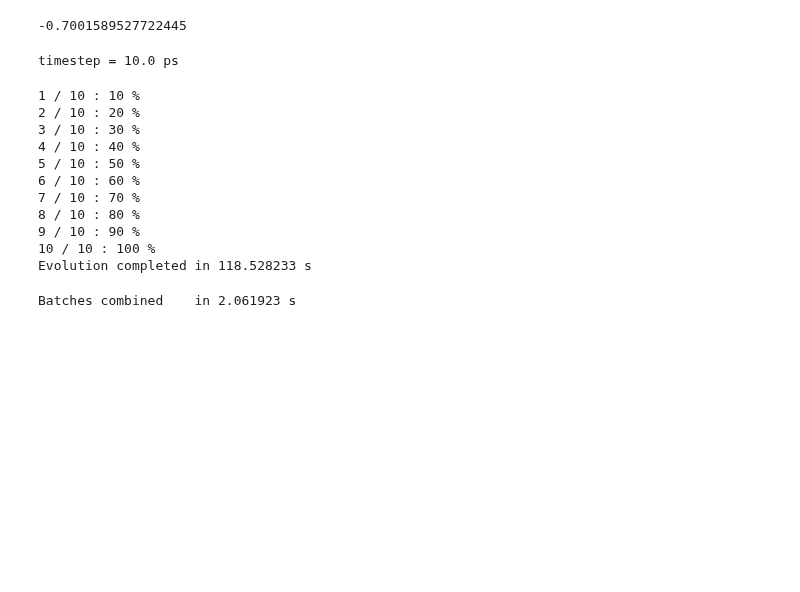
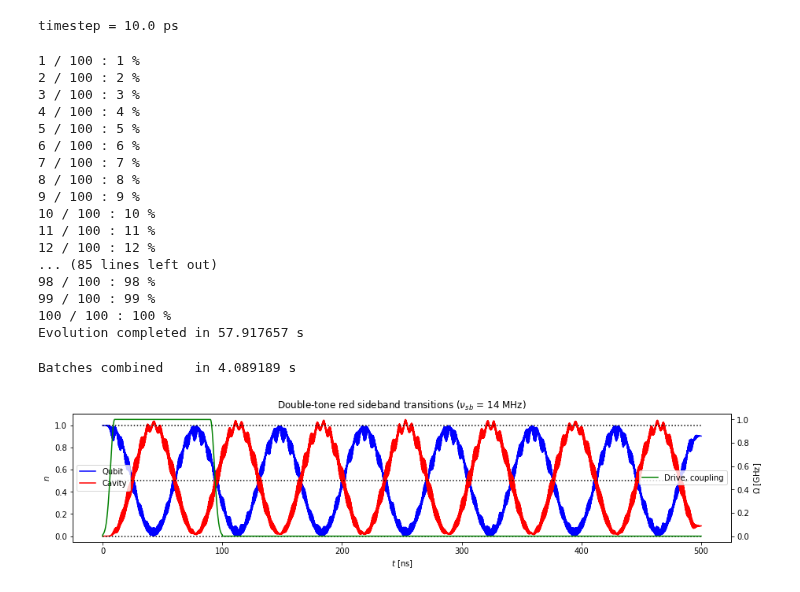
Before and after one commit to wouterkesselsap/thesis, a Jupyter notebook: 2p_sideband.ipynb, the cells around one changed output. Cells and saved outputs as stored; diff of their text form; code cells hidden in the pictures; blank space fills up the shorter version.

Commit message:
plots to plot file

```diff
--- a/2p_sideband.ipynb
+++ b/2p_sideband.ipynb
@@ -70,6 +54,8 @@ delta = wq - wc    # detuning
 Ec = 0.16 *2*pi    # anharmonicity (charging energy)
 g = 0.2 *2*pi      # coupling between qubit and resonator
 
+sb = 'red'  # kind of sideband transitions
+
 if Nt == 1:
     Omega = 0.3 *2 *2*pi  # pump drive amplitude
     wd = 5.348 *2*pi      # pump drive frequency
@@ -77,21 +63,19 @@ if Nt == 1:
 elif Nt == 2:
     Omegaq = 0.025 *2 *2*pi  # amplitude of qubit-friendly drive tone
     Omegac = 0.317 *2 *2*pi  # amplitude of cavity-friendly drive tone
-    dw = 0.0662 *2*pi
-    shift = 0.072 *2*pi  # ac-Stark shift
-    wdq = wq + shift - dw  # frequency of qubit-friendly drive tone
-    wdc = wc + shift + dw  # frequency of cavity-friendly drive tone
-    Stark_shift = ( Omegaq**2/(2*(wq-wdq)) + Omegaq**2/(2*(wq+wdq)) +
-                    Omegac**2/(2*(wq-wdc)) + Omegac**2/(2*(wq+wdc)) )
-sb = 'blue'  # kind of sideband transitions (required for plotting & saving)
+    dw = 0.1 *2*pi
+    shift = 0.13439 *2*pi  # ac-Stark shift
 
-print(Stark_shift)
+    if sb == 'red':
+        wdq =  wq + shift - dw
+        wdc =  wc - dw
+    elif sb == 'blue':
+        wdq =  wq + shift + dw
+        wdc =  wc - dw
-# %% [output]
--0.7001589527722445
 # %%
 t0 = 0         # start of simulation
 t1 = t0 + 0   # start of drive
-t2 = t1 + 200  # end of drive
+t2 = t1 + 100  # end of drive
 t3 = t2 + 0   # end of simulation
 tg = 10        # length of gaussian rise and fall
 
@@ -158,23 +145,30 @@ if Nt == 1:
                Np, H, psi0, e_ops, options, progfolder, frmt=['pkl', 'txt'], Omega=Omega, wd=wd)
 elif Nt == 2:
     saveparams(Nq, Nc, Nt, wq, wc, Ec, g, sb, t0, t1, t2, t3, tg, smooth, Q,
-               Np, H, psi0, e_ops, options, progfolder, frmt=['pkl', 'txt'], Omegaq=Omegaq, Omegac=Omegac, wdq=wdq, wdc=wdc, dw=dw)
+               Np, H, psi0, e_ops, options, progfolder, frmt=['pkl', 'txt'],
+               Omegaq=Omegaq, Omegac=Omegac, wdq=wdq, wdc=wdc, dw=dw)
 # %% [output]
-1 / 10 : 10 %
-2 / 10 : 20 %
-3 / 10 : 30 %
-4 / 10 : 40 %
-5 / 10 : 50 %
-6 / 10 : 60 %
-7 / 10 : 70 %
-8 / 10 : 80 %
-9 / 10 : 90 %
-10 / 10 : 100 %
-Evolution completed in 118.528233 s
+1 / 100 : 1 %
+2 / 100 : 2 %
+3 / 100 : 3 %
+4 / 100 : 4 %
+5 / 100 : 5 %
+6 / 100 : 6 %
+7 / 100 : 7 %
+8 / 100 : 8 %
+9 / 100 : 9 %
+10 / 100 : 10 %
+11 / 100 : 11 %
+12 / 100 : 12 %
+... (85 lines left out)
+98 / 100 : 98 %
+99 / 100 : 99 %
+100 / 100 : 100 %
+Evolution completed in 57.917657 s
 # %%
 """ SAVE EVOLUTION TEMPORARILY """
 
-srcfolder =  progfolder #"/home/student/thesis/prog_190922_144723"
+srcfolder =  "/home/student/thesis/data_190925_105001_red_Nq2_Nt2_Omq0.05_wdq6.434_Omc0.63_wdc3.8_wq6.5_wc4.0_g0.2_wsb0.0142"
 quants = ['times', 'expect', 'e0', 'g1', 'e1', 'g0']
 
 start_comb = datetime.now()
@@ -186,7 +180,7 @@ print("Batches combined    in {} s".format((end_comb - start_comb).total_seconds
 
 times, states, expect, e0, g1, e1, g0 = load_data(quants, srcfolder)
 # %% [output]
-Batches combined    in 2.061923 s
+Batches combined    in 4.089189 s
 # %%
 """ SIDEBAND COUPLING """
 
@@ -209,3 +203,18 @@ if sb == 'red':
     wsb = sideband_freq(e0g1_macro, e0g1_macro_times)
 elif sb == 'blue':
     wsb = sideband_freq(e1g0_macro, e1g0_macro_times)
+# %%
+""" EXPECTATION VALUES """
+
+if sb == 'red':
+    if Nt == 1:
+        fig = sb_expect(times, expect, sb, Nt, H_args, xlim=None, ylim=None, figsize=[15,3], wd=wd, wsb=wsb)
+    elif Nt == 2:
+        fig = sb_expect(times, expect, sb, Nt, H_args, xlim=None, ylim=None, figsize=[15,3], wsb=wsb)
+elif sb == 'blue':
+    if Nt == 1:
+        fig = sb_expect(times, expect, sb, Nt, H_args, xlim=None, ylim=None, figsize=[15,3], wd=wd, wsb=wsb)
+    elif Nt == 2:
+        fig = sb_expect(times, expect, sb, Nt, H_args, xlim=None, ylim=None, figsize=[15,3], wsb=wsb)
+# %% [output]
+[figure, added]
```
Also changed, not shown: parts of 8 cells of this notebook, 2 other files.
